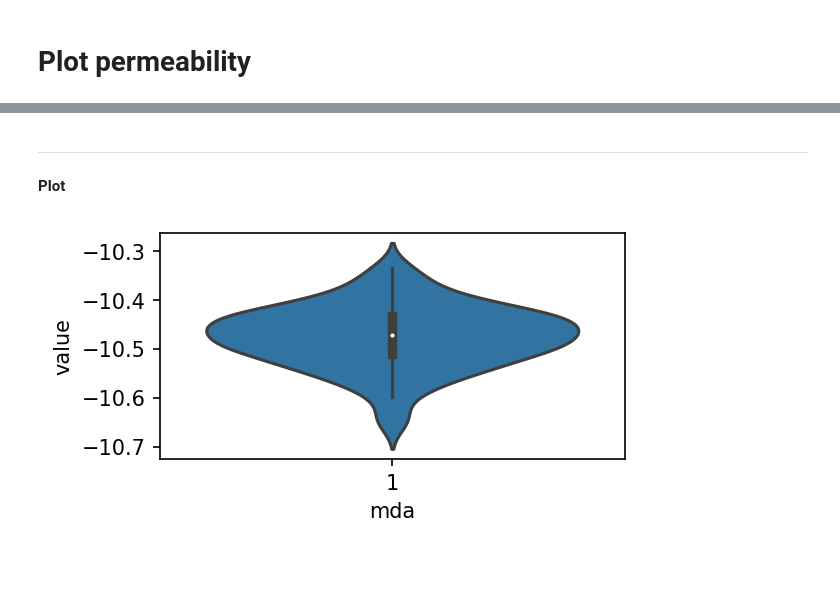
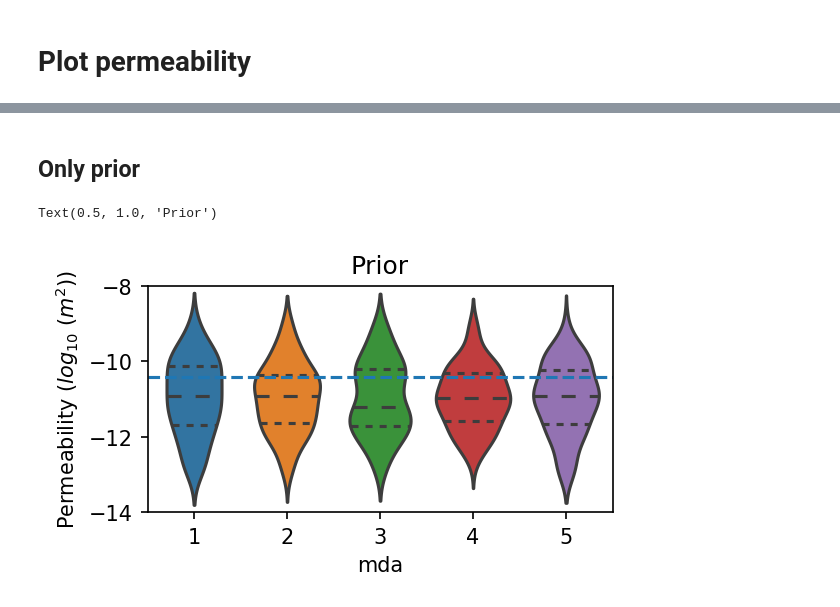
Before and after one commit to PeishiJiang/DART-PFLOTRAN, a Jupyter notebook: applications/workflow_ipynb/Visualize_DA_Results_1dthermal_perm.ipynb, the cells around one changed output, grey strips where cells are left out. Drawn from its saved outputs; the diff is of its cells as text; code cells hidden in the pictures; blank space fills up the shorter version.

```diff
--- a/applications/workflow_ipynb/Visualize_DA_Results_1dthermal_perm.ipynb
+++ b/applications/workflow_ipynb/Visualize_DA_Results_1dthermal_perm.ipynb
@@ -58,22 +97,23 @@ for i in range(len(app_dir_list)):
+# %% [markdown]
+## Only prior
 # %%
+# Assemble data
 perm_df = pd.DataFrame(columns=["value","mda"])
 for i in range(len(app_dir_list)):
     nens = dar_list[i].nens
-    perm_value  = dar_list[i].posterior['para'][0,:,-1,0]
-    perm_df_mda = pd.DataFrame(np.array([perm_value,np.ones(nens)*(i+1)]).T,
+    perm_value_prior  = dar_list[i].prior['para'][0,:,0,0]
+    perm_df_mda = pd.DataFrame(np.array([perm_value_prior,np.ones(nens)*(i+1)]).T,
                                columns=["value","mda"])
     perm_df = perm_df.append(perm_df_mda)
 perm_df = perm_df.astype({"value":float,"mda":int})
+
+# Plot
+_, ax = plt.subplots(1, 1, figsize=(4,2), dpi=150)
+ax = sns.violinplot(x="mda", y="value", data=perm_df,inner="quartile")
+ax.axhline(y=perm_true, linestyle='--')
+ax.set_ylim([-14,-8])
+ax.set_ylabel('Permeability ($log_{10}$ ($m^2$))')
+ax.set_title('Prior')
+# %% [output]
+Text(0.5, 1.0, 'Prior')
+[figure, added]
-# %% [markdown]
-****************
-**Plot**
-# %%
-_, ax = plt.subplots(1, 1, figsize=(4,2), dpi=150)
-ax = sns.violinplot(x="mda", y="value",
-#                     hue="sex",
-                    data=perm_df)
-#                     palette="Set2", split=True,
-#                     scale="count", inner="stick",
-#                     scale_hue=False, bw=.2)
-# %% [output]
-[figure, removed]
```
Also changed, not shown: parts of 10 cells of this notebook, 4 other files.
